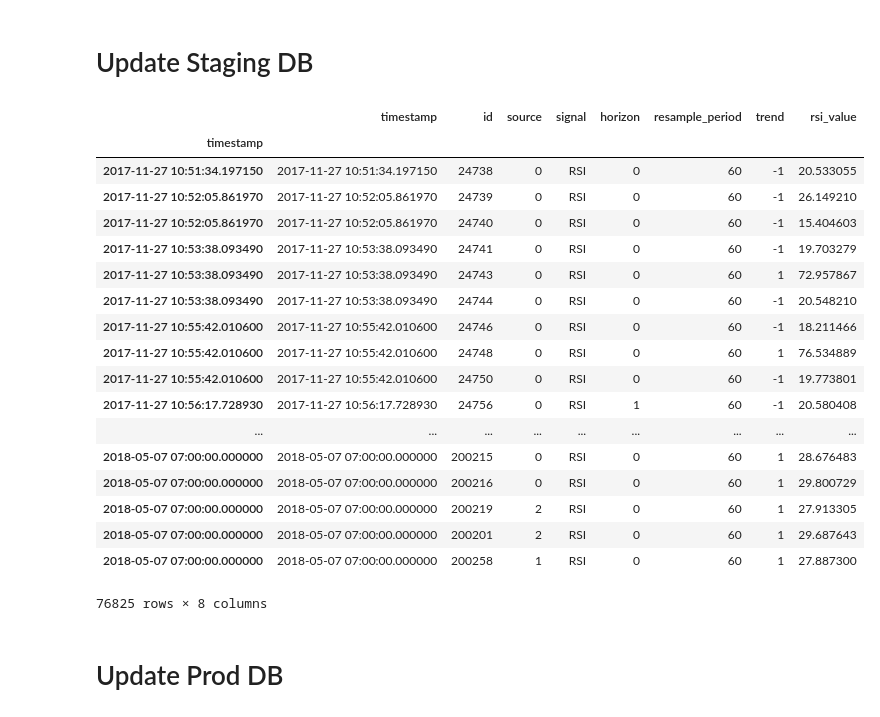
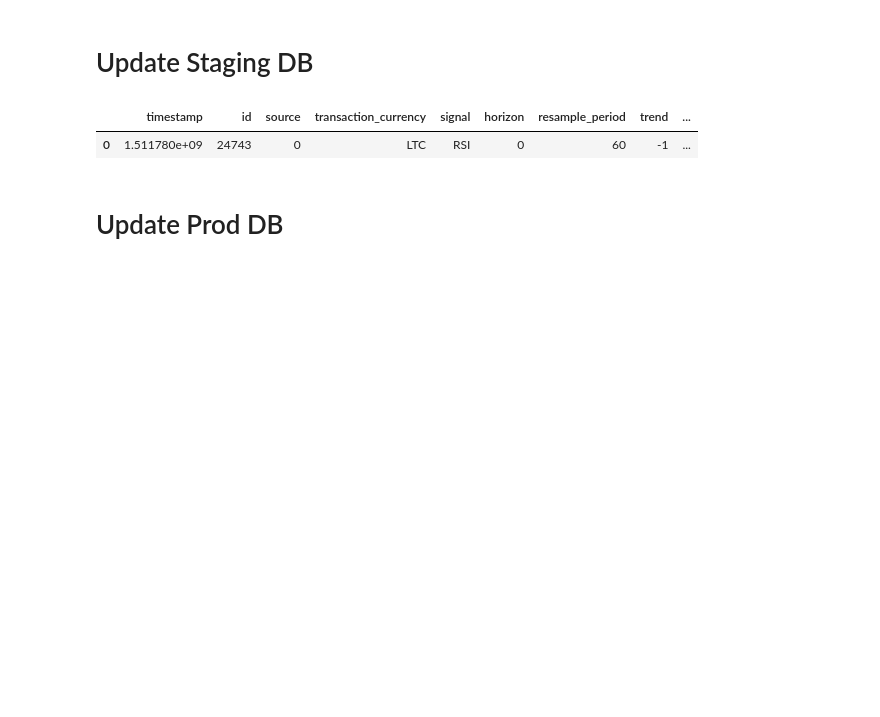
Before and after one commit to IntelligentTrading/core, a Jupyter notebook: apps/signal/scripts/2018-05-07-data-migration-trend-change.ipynb, the cells around one changed output. Drawn from its saved outputs; the diff is of its cells as text; code cells hidden in the pictures; blank space fills up the shorter version.

```diff
--- a/apps/signal/scripts/2018-05-07-data-migration-trend-change.ipynb
+++ b/apps/signal/scripts/2018-05-07-data-migration-trend-change.ipynb
@@ -44,34 +47,22 @@ cursor = db_connection.cursor()
 # %%
-query = (" SELECT * FROM signal_signal WHERE `signal` = 'RSI' or `signal` = 'RSI_Cumulative' ")
+db_connection = ittconnection('prodcopy')
+cursor = db_connection.cursor()
+
+#query = (" SELECT * FROM signal_signal WHERE `signal` = 'RSI' or `signal` = 'RSI_Cumulative' ")
+#query = (" SELECT * FROM signal_signal WHERE `signal` = 'RSI_Cumulative' and `rsi_value` > 50 and `trend` = 1 ")
+query = (" SELECT * FROM signal_signal WHERE id=24743")
 
 signals_df = pd.read_sql(query, con=db_connection)
 
 # make index a timestamp relative_strength
-signals_df['timestamp'] = pd.to_datetime(signals_df['timestamp'], unit='s')
-signals_df.index = pd.DatetimeIndex(signals_df.timestamp)
+#signals_df['timestamp'] = pd.to_datetime(signals_df['timestamp'], unit='s')
+#signals_df.index = pd.DatetimeIndex(signals_df.timestamp)
 
-signals_df.sort_index(inplace=True)
+#signals_df.sort_index(inplace=True)
 
-signals_df[['timestamp','id','source','signal','horizon','resample_period','trend', 'rsi_value']]
+signals_df[['timestamp','id','source','transaction_currency','signal','horizon','resample_period','trend', 'rsi_value']]
 # %% [output]
-|  | timestamp | id | source | signal | horizon | resample_period | trend | rsi_value |
-| timestamp |  |  |  |  |  |  |  |  |
-| 2017-11-27 10:51:34.197150 | 2017-11-27 10:51:34.197150 | 24738 | 0 | RSI | 0 | 60 | -1 | 20.533055 |
-| 2017-11-27 10:52:05.861970 | 2017-11-27 10:52:05.861970 | 24739 | 0 | RSI | 0 | 60 | -1 | 26.149210 |
-| 2017-11-27 10:52:05.861970 | 2017-11-27 10:52:05.861970 | 24740 | 0 | RSI | 0 | 60 | -1 | 15.404603 |
-| 2017-11-27 10:53:38.093490 | 2017-11-27 10:53:38.093490 | 24741 | 0 | RSI | 0 | 60 | -1 | 19.703279 |
-| 2017-11-27 10:53:38.093490 | 2017-11-27 10:53:38.093490 | 24743 | 0 | RSI | 0 | 60 | 1 | 72.957867 |
-| 2017-11-27 10:53:38.093490 | 2017-11-27 10:53:38.093490 | 24744 | 0 | RSI | 0 | 60 | -1 | 20.548210 |
-| 2017-11-27 10:55:42.010600 | 2017-11-27 10:55:42.010600 | 24746 | 0 | RSI | 0 | 60 | -1 | 18.211466 |
-| 2017-11-27 10:55:42.010600 | 2017-11-27 10:55:42.010600 | 24748 | 0 | RSI | 0 | 60 | 1 | 76.534889 |
-| 2017-11-27 10:55:42.010600 | 2017-11-27 10:55:42.010600 | 24750 | 0 | RSI | 0 | 60 | -1 | 19.773801 |
-| 2017-11-27 10:56:17.728930 | 2017-11-27 10:56:17.728930 | 24756 | 0 | RSI | 1 | 60 | -1 | 20.580408 |
-| ... | ... | ... | ... | ... | ... | ... | ... | ... |
-| 2018-05-07 07:00:00.000000 | 2018-05-07 07:00:00.000000 | 200215 | 0 | RSI | 0 | 60 | 1 | 28.676483 |
-| 2018-05-07 07:00:00.000000 | 2018-05-07 07:00:00.000000 | 200216 | 0 | RSI | 0 | 60 | 1 | 29.800729 |
-| 2018-05-07 07:00:00.000000 | 2018-05-07 07:00:00.000000 | 200219 | 2 | RSI | 0 | 60 | 1 | 27.913305 |
-| 2018-05-07 07:00:00.000000 | 2018-05-07 07:00:00.000000 | 200201 | 2 | RSI | 0 | 60 | 1 | 29.687643 |
-| 2018-05-07 07:00:00.000000 | 2018-05-07 07:00:00.000000 | 200258 | 1 | RSI | 0 | 60 | 1 | 27.887300 |
+|  | timestamp | id | source | transaction_currency | signal | horizon | resample_period | trend | ... |
+| 0 | 1.511780e+09 | 24743 | 0 | LTC | RSI | 0 | 60 | -1 | ... |
-76825 rows × 8 columns
 # %% [markdown]
 # Update Prod DB
```
Also changed, not shown: parts of 4 cells of this notebook, 1 other file.
